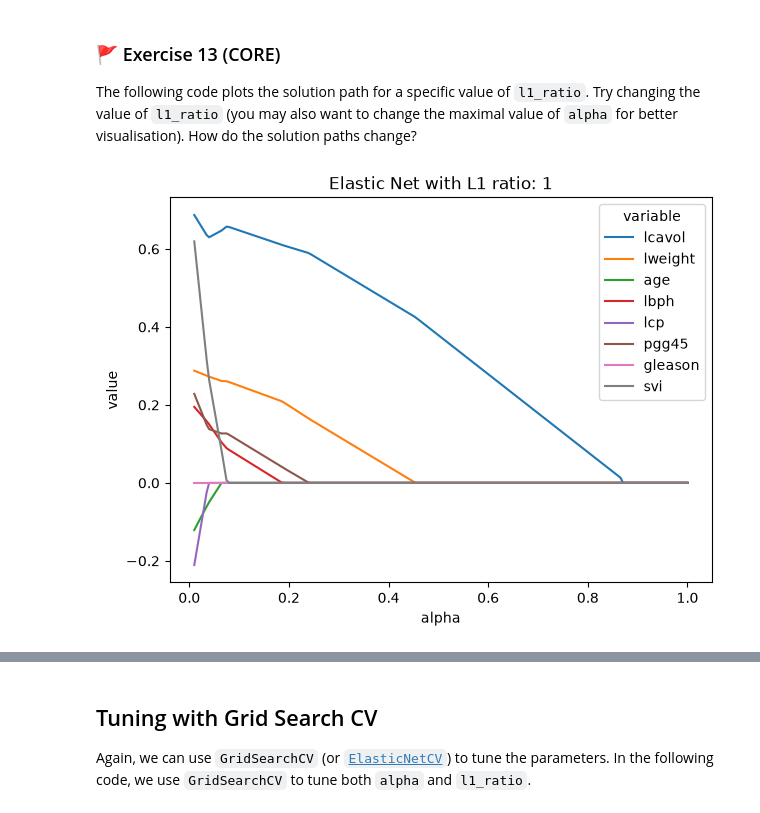
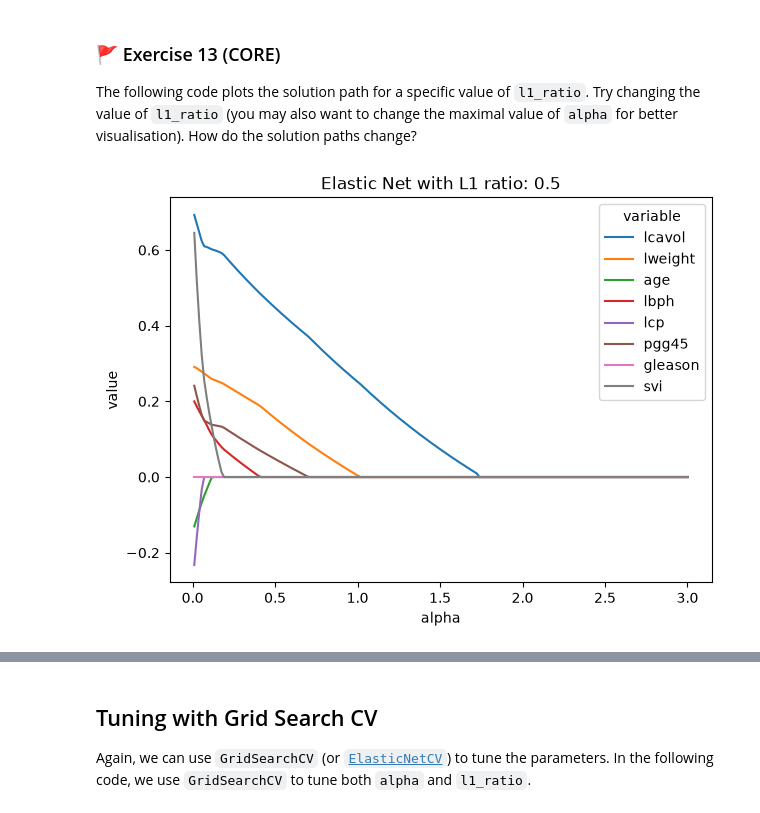
Before and after one commit to thomasvsinclair/ml-workshops, a Jupyter notebook: WS5/mlp_week05.ipynb, the cells around one changed output, grey strips where cells are left out. Cells and saved outputs as stored; diff of their text form; code cells hidden in the pictures.

```diff
--- a/WS5/mlp_week05.ipynb
+++ b/WS5/mlp_week05.ipynb
@@ -381,7 +381,7 @@ Now increasing to alpha = 100, we see that the MSE is 0.6, and R-squared is 0.43
 A useful way of examining the behaviour of Ridge regression models is to plot the **solution path** of the coefficents $\mathbf{w}$ as a function of the penalty parameter $\alpha$. Since Ridge regression is equivalent to linear regression when $\alpha=0$, we can see that as we increase the value of $\alpha$, we are shrinking all of the coefficients in $\mathbf{w}$ towards zero asymptotically $\alpha$ approaches infinity.
 # %%
 # Grid of alpha values
-alphas = np.logspace(-2, 3, num=200) # from 10^-2 to 10^3
+alphas = np.logspace(-2, 100, num=200) # from 10^-2 to 10^3
 
 ws = [] # Store coefficients
 mses_train = [] # Store training mses
@@ -670,3 +716,37 @@ c) Which variable seems to be the most important for predicting `lpsa`?
 *Note that $\alpha = 0$ causes a warning due to the fitting method (coordinate descent) not converging well without regularisation (the $\ell_1$ penalty here). So, the grid of $\alpha$ values needs to start at some small positive constant.*
 # %%
 # Code for your answer here!
+
+# Grid of alpha values
+alphas = np.linspace(0, 1, num=200) # from 10^-2 to 10^3
+
+ws = [] # Store coefficients
+mses_train = [] # Store training mses
+mses_test = [] # Store test mses
+
+for a in alphas:
+    m = make_pipeline(
+        preprocessor,
+        Lasso(alpha=a)
+    ).fit(X_train, y_train)
+
+    ws.append(m[-1].coef_)
+    mses_train.append(mean_squared_error(y_train, m.predict(X_train)))
+    mses_test.append(mean_squared_error(y_test, m.predict(X_test)))
+
+# Create a data frame for plotting
+sol_path = pd.DataFrame(
+    data = ws,
+    columns = m[0].get_feature_names_out()
+).assign(
+    alpha = alphas,
+).melt(
+    id_vars = ('alpha')
+)
+
+# Plot solution path of the weights
+plt.figure(figsize=(10,6))
+ax = sns.lineplot(x='alpha', y='value', hue='variable', data=sol_path)
+ax.axhline(y=0, color = "black", linestyle='dashed')
+ax.set_title("Lasso Coefficients")
+plt.show()
@@ -729,39 +923,39 @@ The following code plots the solution path for a specific value of `l1_ratio`. T
 from sklearn.linear_model import ElasticNet
 
 # Grid of alpha values
-alphas = np.linspace(0.01, 1, num=200)
+alphas = np.linspace(0.01, 3, num=200)
 # L1 ratio
-l = 1
+l = 0.5
 ws = [] # Store coefficients
 mses_train = [] # Store training mses
 mses_test = [] # Store test mses
 
 for a in alphas:
     m = make_pipeline(
         preprocessor,
         ElasticNet(alpha=a, l1_ratio=l)
     ).fit(X_train, y_train)
 
     ws.append(m[-1].coef_)
     mses_train.append(mean_squared_error(y_train, m.predict(X_train)))
     mses_test.append(mean_squared_error(y_test, m.predict(X_test)))
 
 # Create a data frame with the solution path
 sol_path = pd.DataFrame(
     data = ws,
     columns = m[0].get_feature_names_out()
 ).assign(
     alpha = alphas,
 ).melt(
     id_vars = ('alpha')
 )
 
 # Plot the solution path of the weights
 plt.figure(figsize=[7,5])
 ax = sns.lineplot(x='alpha', y='value', hue='variable', data=sol_path)
 ax.set_title(f'Elastic Net with L1 ratio: {l}')
 plt.show()
 # %% [output]
-[figure, old version]
+[figure, new version]
 # %% [markdown]
 _Type your answer here_
```
Also changed, not shown: parts of 19 cells of this notebook.
